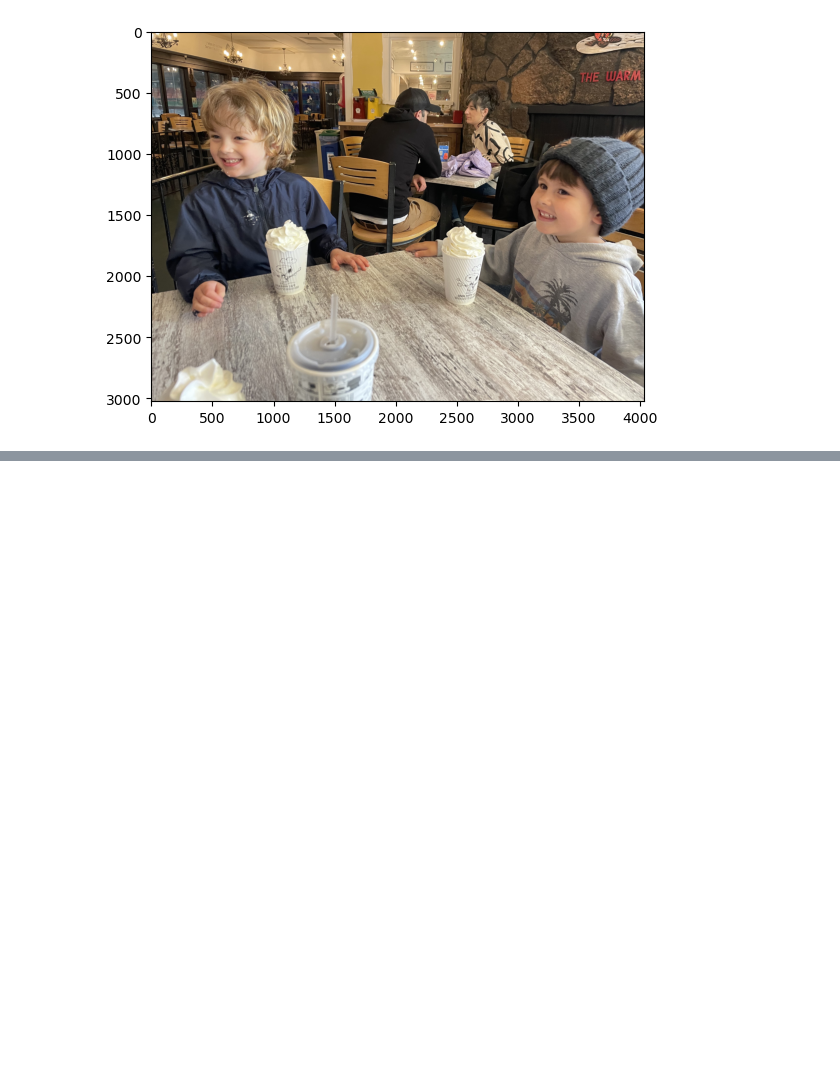
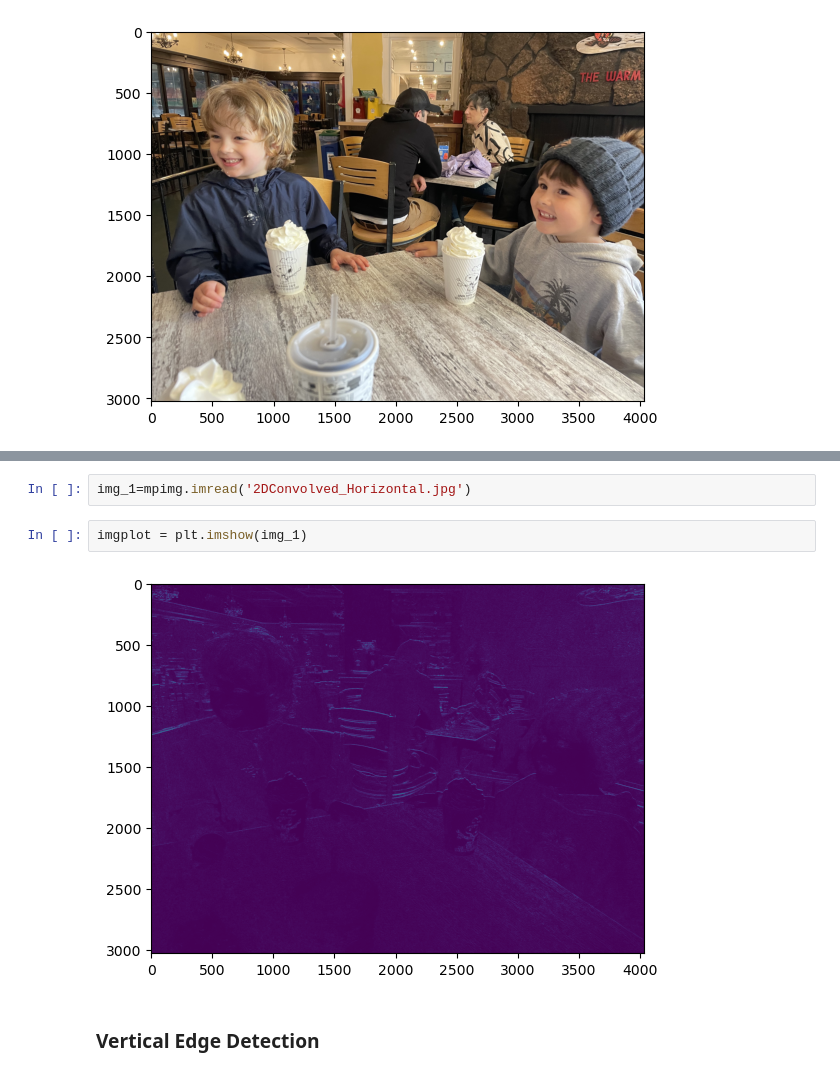
Before and after one commit to jessicahoganma/mnist_convolution_assignment, a Jupyter notebook: mnist.ipynb, the cells around one changed output, grey strips where cells are left out. Drawn from its saved outputs; the diff is of its cells as text; blank space fills up the shorter version.

Commit message:
adding kernel images

```diff
--- a/mnist.ipynb
+++ b/mnist.ipynb
@@ -195,0 +206,8 @@ NameError: name 'processImage' is not defined
+# %%
+img_1=mpimg.imread('2DConvolved_Horizontal.jpg')
+# %%
+imgplot = plt.imshow(img_1)
+# %% [output]
+[figure, added]
+# %% [markdown]
+### Vertical Edge Detection
```
Also changed, not shown: parts of 10 cells of this notebook, 3 other files.
